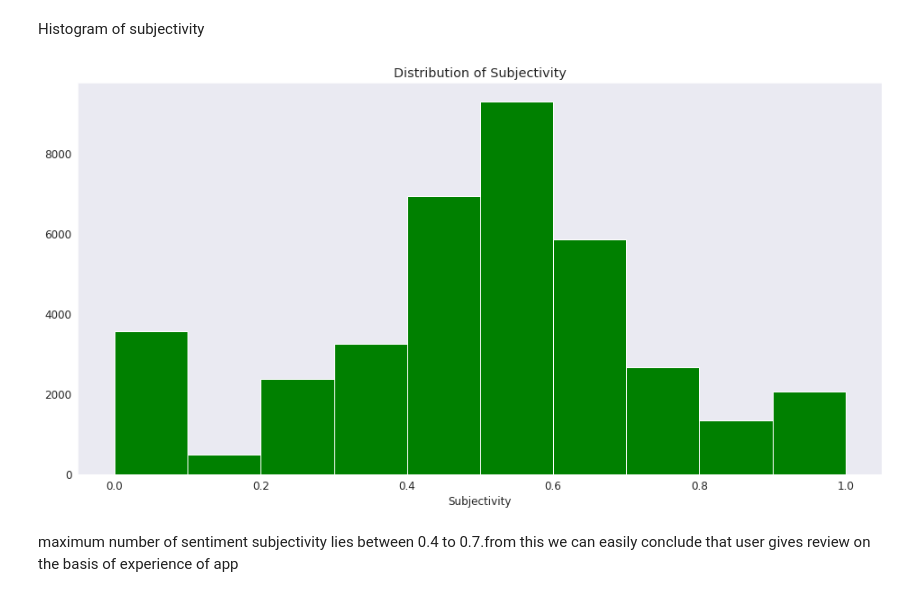
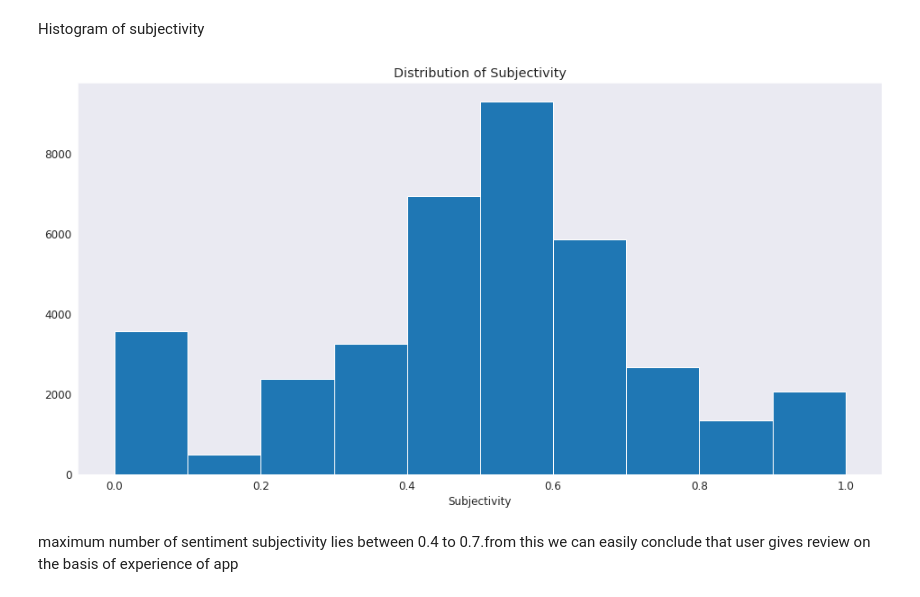
Before and after one commit to Nkbhapkar/EDA-on-playstore, a Jupyter notebook: Exploratory_data_analysis_on_Play_Store_App_Review_Analysis_Capstone_Project.ipynb, the cells around one changed output. Cells and saved outputs as stored; diff of their text form; code cells hidden in the pictures.

```diff
--- a/Exploratory_data_analysis_on_Play_Store_App_Review_Analysis_Capstone_Project.ipynb
+++ b/Exploratory_data_analysis_on_Play_Store_App_Review_Analysis_Capstone_Project.ipynb
@@ -725,11 +754,11 @@ Histogram of subjectivity
 # %%
 plt.figure(figsize=(16,8))
 plt.xlabel("Subjectivity")
 plt.title("Distribution of Subjectivity")
-plt.hist(merged_df[merged_df['Sentiment_Subjectivity'].notnull()]['Sentiment_Subjectivity'],color='g')
+plt.hist(merged_df[merged_df['Sentiment_Subjectivity'].notnull()]['Sentiment_Subjectivity'])
 plt.show()
 # %% [output]
-[figure, old version]
+[figure, new version]
 # %% [markdown]
 maximum number of sentiment subjectivity lies between 0.4 to 0.7.from this we can easily conclude that user gives review on the basis of experience of app
 # %% [markdown]
```
Also changed, not shown: parts of 13 cells of this notebook.
